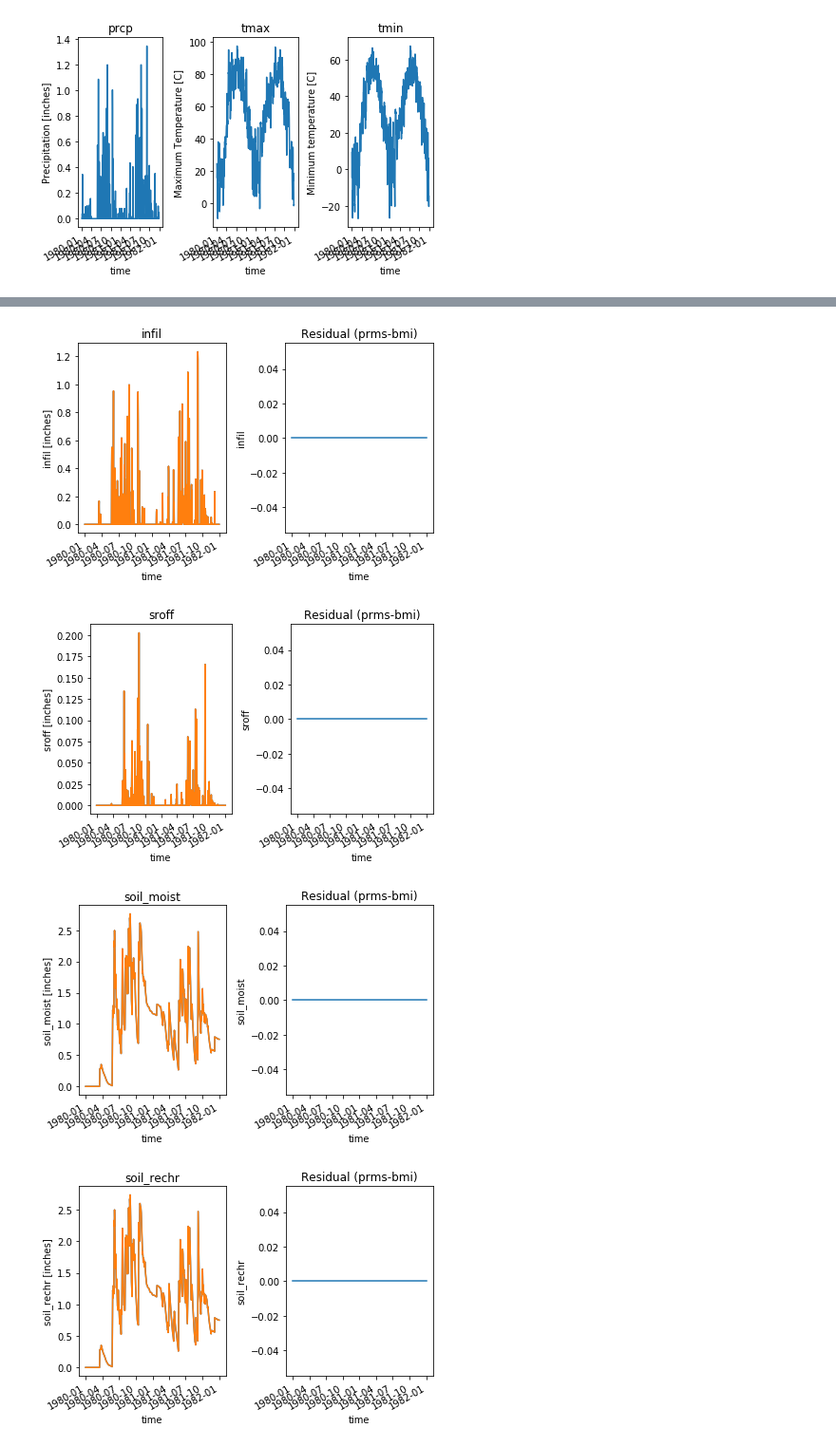
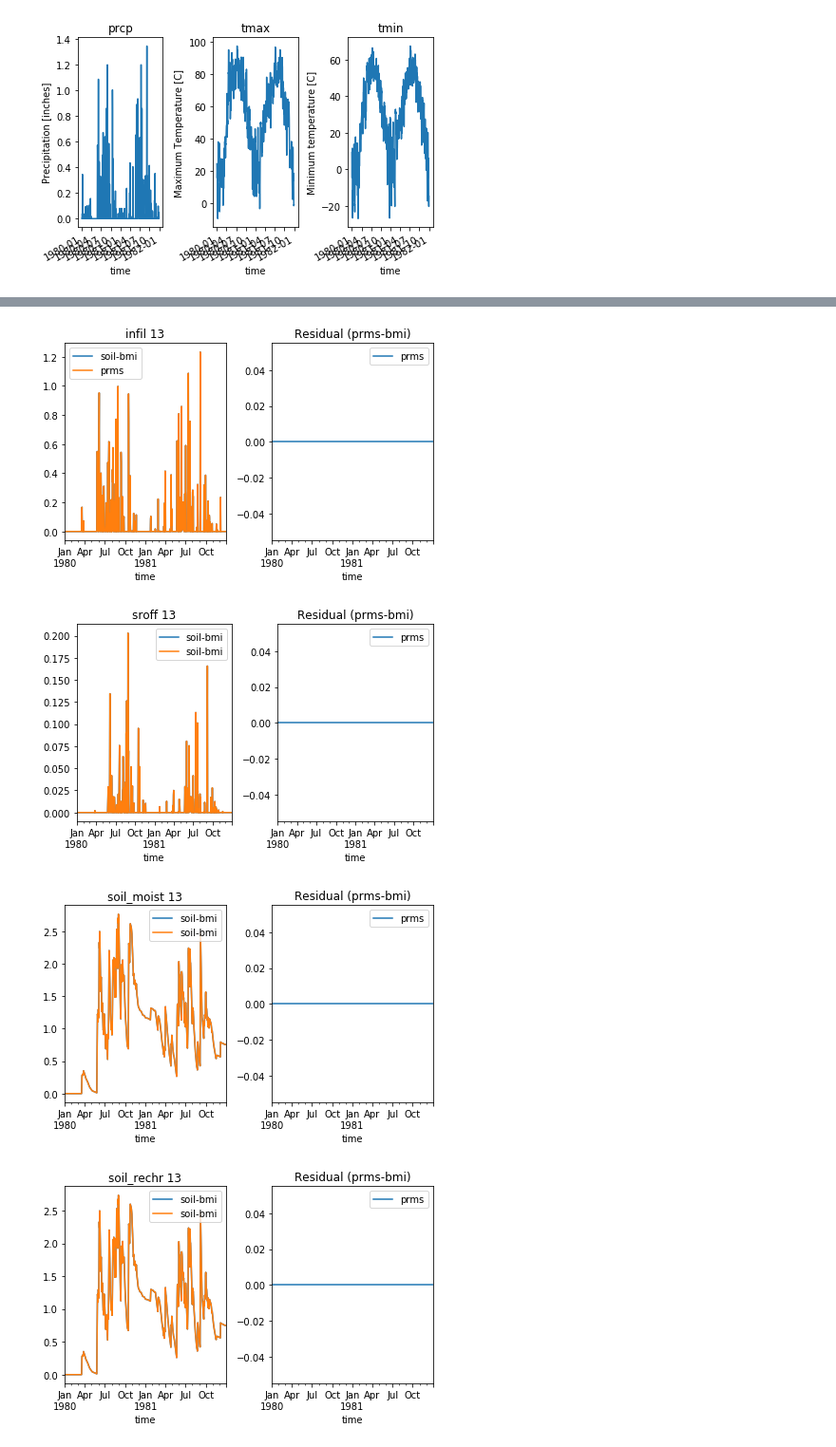
Before and after one commit to nhm-usgs/bmi-test-projects, a Jupyter notebook: notebooks/prms_and_bmi_compare_soil.ipynb, the cells around one changed output, grey strips where cells are left out. Shown: that part at 95% size. Cells and saved outputs as stored; diff of their text form; code cells hidden in the pictures.

Commit message:
fixed up soil comparison

```diff
--- a/notebooks/prms_and_bmi_compare_soil.ipynb
+++ b/notebooks/prms_and_bmi_compare_soil.ipynb
@@ -191,32 +207,36 @@ plt.show()
 # %%
 t_hru = 13
 
 fig, ax = plt.subplots(ncols=2)
-prms6bmi.bmi_test_compare_plot_hru(dsoil, dprms, t_hru, 'infil', sim_start_date, sim_end_date, ax[0])
-prms6bmi.bmi_test_compare_residual_plot_hru(dsoil, dprms, t_hru, 'infil', sim_start_date, sim_end_date, ax[1])
+prms6bmi.bmi_prms6_value_plot(dsoil, t_hru, 'infil', 'soil-bmi', sim_start_date, sim_end_date, ax[0])
+prms6bmi.bmi_prms6_value_plot(dprms, t_hru, 'infil', 'prms', sim_start_date, sim_end_date, ax[0])
+prms6bmi.bmi_prms6_residual_plot(dsoil, dprms, t_hru, 'infil', 'prms', sim_start_date, sim_end_date, ax[1])
 plt.tight_layout()
 plt.show()
 
 fig, ax = plt.subplots(ncols=2)
-prms6bmi.bmi_test_compare_plot_hru(dsoil, dprms, t_hru, 'sroff', sim_start_date, sim_end_date, ax[0])
-prms6bmi.bmi_test_compare_residual_plot_hru(dsoil, dprms, t_hru, 'sroff', sim_start_date, sim_end_date, ax[1])
+prms6bmi.bmi_prms6_value_plot(dsoil, t_hru, 'sroff', 'soil-bmi', sim_start_date, sim_end_date, ax[0])
+prms6bmi.bmi_prms6_value_plot(dprms, t_hru, 'sroff', 'soil-bmi', sim_start_date, sim_end_date, ax[0])
+prms6bmi.bmi_prms6_residual_plot(dsoil, dprms, t_hru, 'sroff', 'prms', sim_start_date, sim_end_date, ax[1])
 plt.tight_layout()
 plt.show()
 
 fig, ax = plt.subplots(ncols=2)
-prms6bmi.bmi_test_compare_plot_hru(dsoil, dprms, t_hru, 'soil_moist', sim_start_date, sim_end_date, ax[0])
-prms6bmi.bmi_test_compare_residual_plot_hru(dsoil, dprms, t_hru, 'soil_moist', sim_start_date, sim_end_date, ax[1])
+prms6bmi.bmi_prms6_value_plot(dsoil, t_hru, 'soil_moist', 'soil-bmi', sim_start_date, sim_end_date, ax[0])
+prms6bmi.bmi_prms6_value_plot(dprms, t_hru, 'soil_moist', 'soil-bmi', sim_start_date, sim_end_date, ax[0])
+prms6bmi.bmi_prms6_residual_plot(dsoil, dprms, t_hru, 'soil_moist', 'prms', sim_start_date, sim_end_date, ax[1])
 plt.tight_layout()
 plt.show()
 
 fig, ax = plt.subplots(ncols=2)
-prms6bmi.bmi_test_compare_plot_hru(dsoil, dprms, t_hru, 'soil_rechr', sim_start_date, sim_end_date, ax[0])
-prms6bmi.bmi_test_compare_residual_plot_hru(dsoil, dprms, t_hru, 'soil_rechr', sim_start_date, sim_end_date, ax[1])
+prms6bmi.bmi_prms6_value_plot(dsoil, t_hru, 'soil_rechr', 'soil-bmi', sim_start_date, sim_end_date, ax[0])
+prms6bmi.bmi_prms6_value_plot(dprms, t_hru, 'soil_rechr', 'soil-bmi', sim_start_date, sim_end_date, ax[0])
+prms6bmi.bmi_prms6_residual_plot(dsoil, dprms, t_hru, 'soil_rechr', 'prms', sim_start_date, sim_end_date, ax[1])
 plt.tight_layout()
 plt.show()
 # %% [output]
-[figure, old version]
+[figure, new version]
-[figure, old version]
+[figure, new version]
-[figure, old version]
+[figure, new version]
-[figure, old version]
+[figure, new version]
 # %% [markdown]
```
Also changed, not shown: parts of 11 cells of this notebook, 7 other files.
